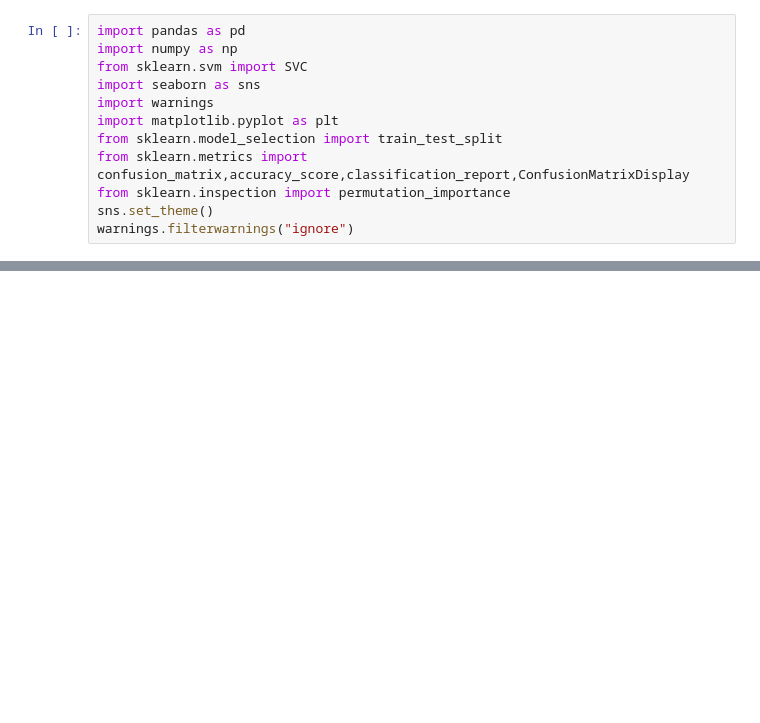
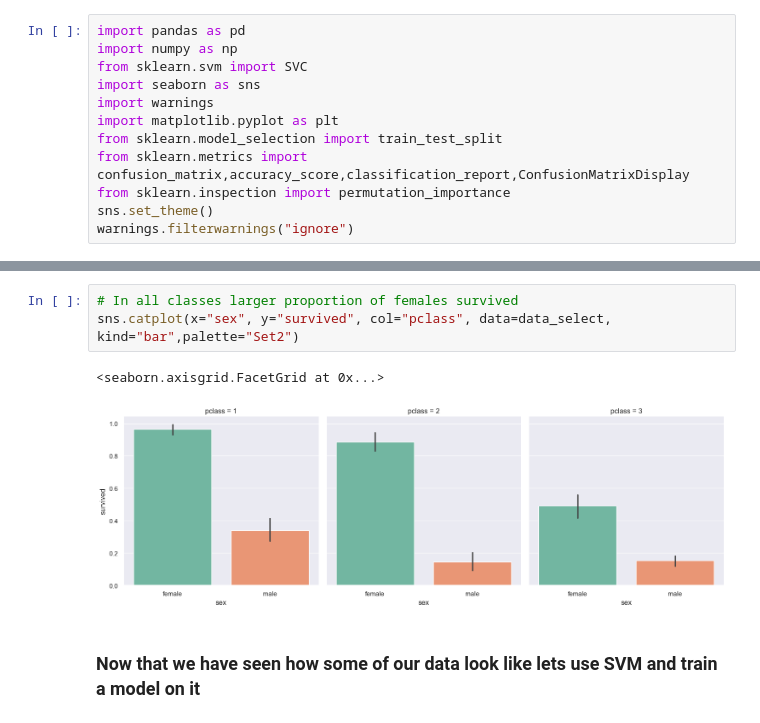
Before and after one commit to ol287/Learning-from-data, a Jupyter notebook: Week-7-Titanic.ipynb, the cells around one changed output, grey strips where cells are left out. Drawn from its saved outputs; the diff is of its cells as text; blank space fills up the shorter version.

```diff
--- a/Week-7-Titanic.ipynb
+++ b/Week-7-Titanic.ipynb
@@ -64,0 +138,8 @@ def f_importances_RBF(classifier,names,X_test,y_test):
+# %%
+# In all classes larger proportion of females survived
+sns.catplot(x="sex", y="survived", col="pclass", data=data_select, kind="bar",palette="Set2")
+# %% [output]
+<seaborn.axisgrid.FacetGrid at 0x...>
+[figure, added]
+# %% [markdown]
+### Now that we have seen how some of our data look like lets use SVM and train a model on it
```
Also changed, not shown: parts of 43 cells of this notebook.
